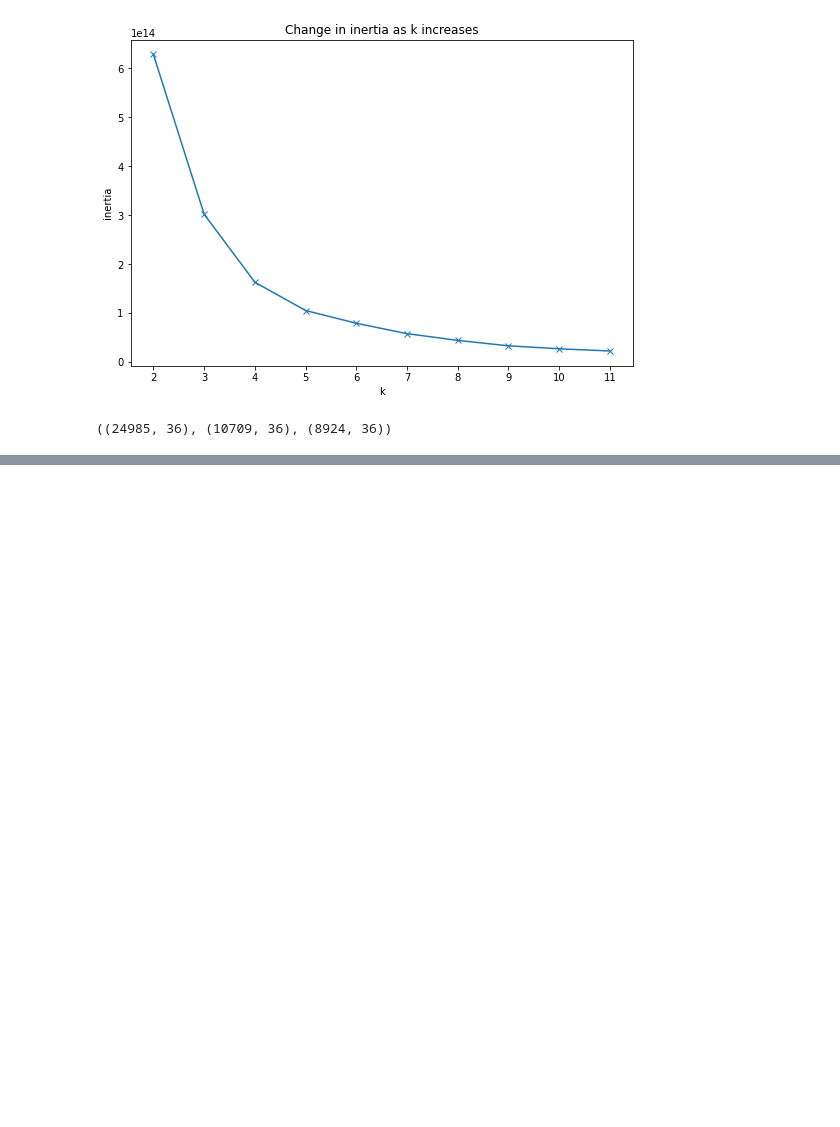
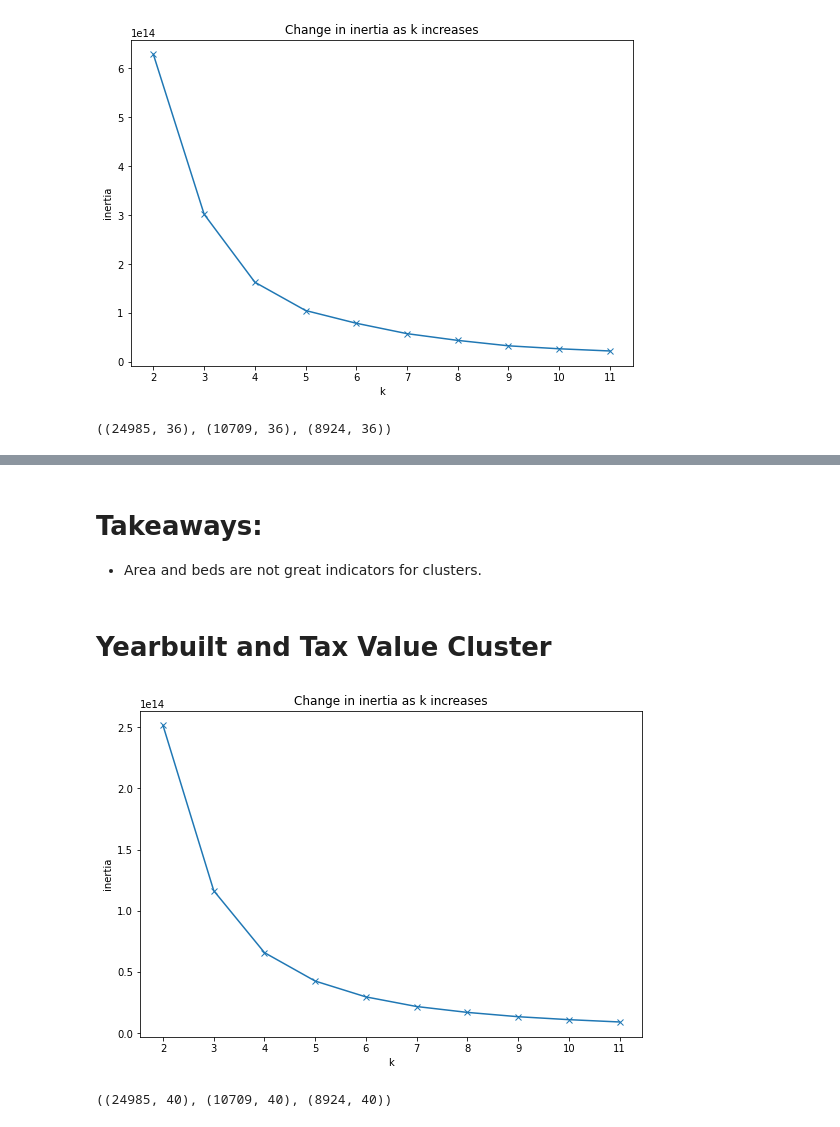
Before and after one commit to lopezelihezer/Clustering_Project, a Jupyter notebook: scratch.ipynb, the cells around one changed output, grey strips where cells are left out. Cells and saved outputs as stored; diff of their text form; code cells hidden in the pictures; blank space fills up the shorter version.

```diff
--- a/scratch.ipynb
+++ b/scratch.ipynb
@@ -696,0 +685,44 @@ plt.show()
+# %% [markdown]
+# Takeaways:
+- Area and beds are not great indicators for clusters.
+# %% [markdown]
+# Yearbuilt and Tax Value Cluster
+# %%
+X = train[['yearbuilt', 'taxvalue']]
+inertia_graph(X)
+# %% [output]
+[figure, added]
+# %%
+
+# k=4 looks to be 45 degrees
+
+# name the cluster column
+cluster_name = 'year_tax_cluster'
+
+# make five clusters
+k = 4
+
+# create a cluster column
+X = train[['yearbuilt_scaled', 'taxvalue_scaled']]
+train, X, scaler, kmeans, centroids = create_cluster(train, X, k, cluster_name)
+
+
+# create the same clusters for validate
+X = validate[['yearbuilt_scaled', 'taxvalue_scaled']]
+validate, X, scaler, kmeans, centroids = create_cluster(validate, X, k, cluster_name)
+
+
+# create the same clusters for test
+X = test[['yearbuilt_scaled', 'taxvalue_scaled']]
+test, X, scaler, kmeans, centroids = create_cluster(test, X, k, cluster_name)
+
+# create a scaled column for the cluster using min max scaling
+train, validate, test = add_scaled_columns(
+    train,
+    validate,
+    test,
+    scaler= MinMaxScaler(),
+    columns_to_scale=['year_tax_cluster'])
+train.shape, validate.shape, test.shape
+# %% [output]
+((24985, 40), (10709, 40), (8924, 40))
```
Also changed, not shown: parts of 11 cells of this notebook.
